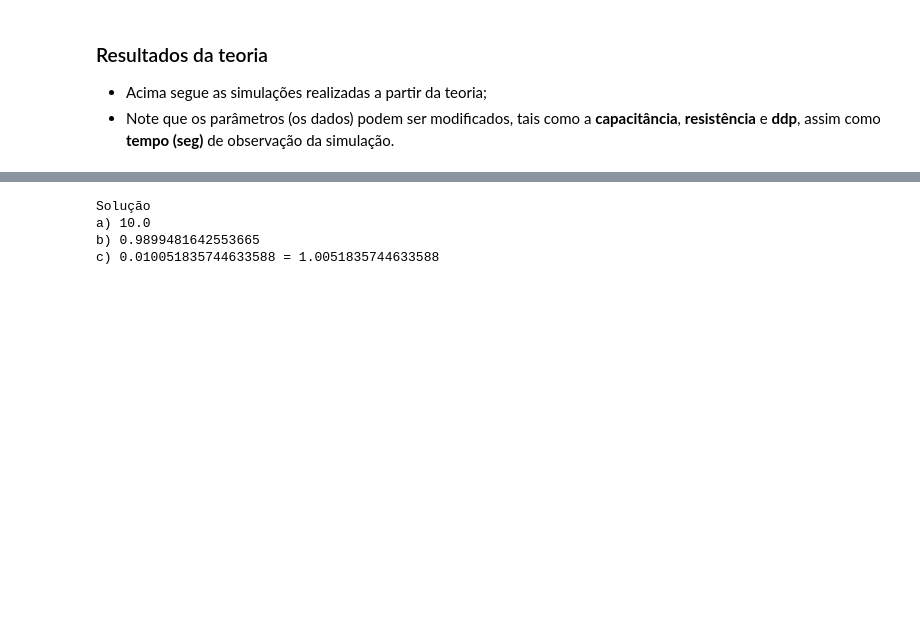
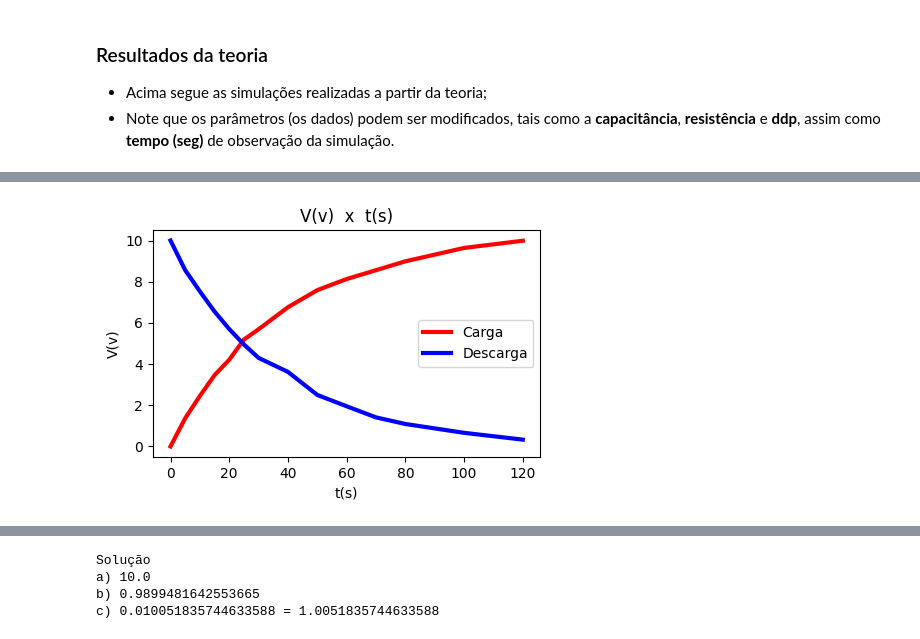
Before and after one commit to Raul-rx7/projeto_circuitos_rc, a Jupyter notebook: pre_projeto.ipynb, the cells around one changed output, grey strips where cells are left out. Drawn from its saved outputs; the diff is of its cells as text; code cells hidden in the pictures; blank space fills up the shorter version.

```diff
--- a/pre_projeto.ipynb
+++ b/pre_projeto.ipynb
@@ -116,0 +196,20 @@ plt.close()
+# %%
+# NA PRÁTICA
+# PROCEDIMENTO 2:
+dadosCarga2 = pd.DataFrame({'t': [0, 5, 10, 15, 20, 25, 30, 40, 50, 60, 70, 80, 100, 120],
+                    'v': [0.00, 1.37, 2.45, 3.46, 4.21, 5.19, 5.69, 6.76, 7.59, 8.13, 8.56, 8.99, 9.64, 9.99]})
+
+dadosDescarga2 = pd.DataFrame({'t': [0, 5, 10, 15, 20, 25, 30, 40, 50, 60, 70, 80, 100, 120],
+                     'v': [10, 8.56, 7.53, 6.55, 5.70, 4.95, 4.30, 3.62, 2.50, 1.95, 1.41, 1.09, 0.66, 0.33]})
+
+
+fig, ax = plt.subplots(figsize=(5, 3), dpi=100)
+ax.plot(dadosCarga2['t'], dadosCarga2['v'], 'r-', label='Carga',lw = 3)
+ax.plot(dadosDescarga2['t'], dadosDescarga2['v'], 'b-' , label='Descarga',lw = 3)
+ax.set_xlabel('t(s)')
+ax.set_ylabel('V(v)')
+ax.set_title('V(v)  x  t(s)')
+ax.legend(loc=0)
+fig.savefig('v_t');
+# %% [output]
+[figure, added]
```
Also changed, not shown: parts of 18 cells of this notebook.
